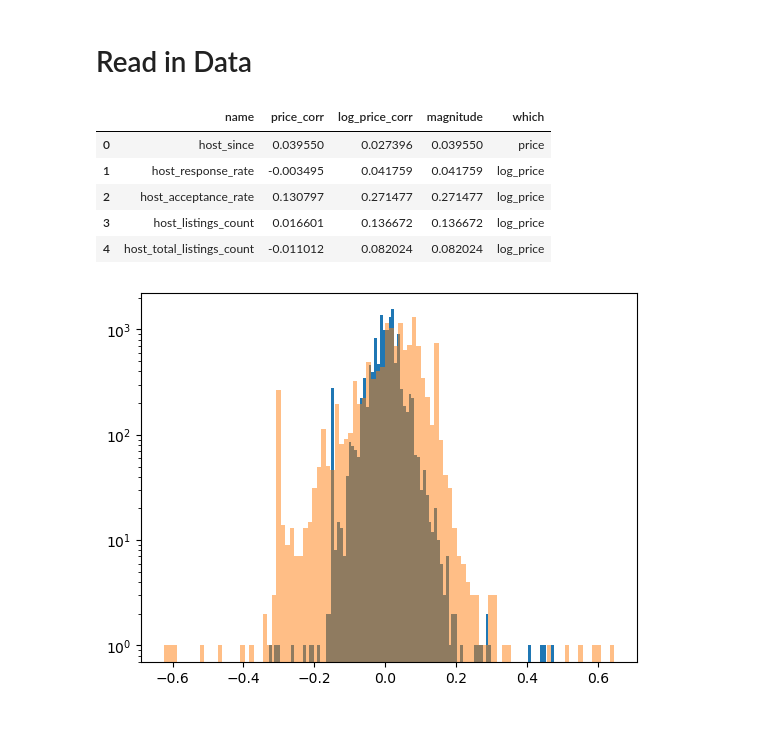
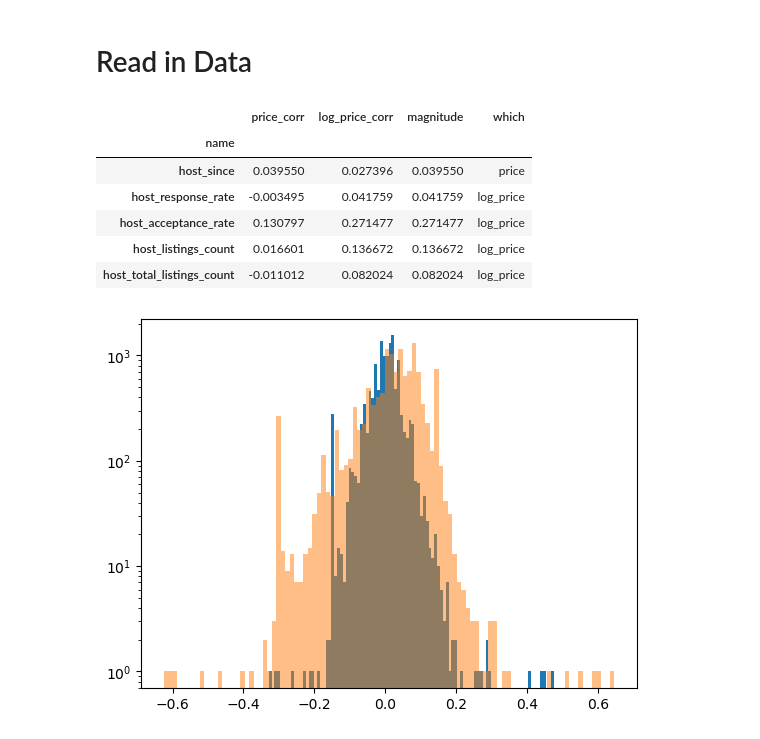
Before and after one commit to drossDS/Air_BnB_Fair_Pricing, a Jupyter notebook: code/5-pre-modeling.ipynb, the cells around one changed output. Drawn from its saved outputs; the diff is of its cells as text; code cells hidden in the pictures.

```diff
--- a/code/5-pre-modeling.ipynb
+++ b/code/5-pre-modeling.ipynb
@@ -35,42 +35,45 @@ corr_dict = {'name': [], 'price_corr':[], 'log_price_corr': [], 'magnitude': [],
 # Get a list of all the columns to iterate through, remvoe price and log_price
 col_list = list(lstn.columns)
 col_list.remove('price')
 col_list.remove('log_price')
 
 # This loop creates data for each column
 for col in col_list:
 
     # Find correlations to price and log_price
     p_corr = np.corrcoef(lstn[col], lstn['price'])[0][1]
     lp_corr = np.corrcoef(lstn[col], lstn['log_price'])[0][1]
 
     # Repor the higher magnitude value
     mag = max(abs(p_corr), abs(lp_corr))
 
     # Append the above data to the dictionary
     corr_dict['name'].append(col)
     corr_dict['price_corr'].append(p_corr)
     corr_dict['log_price_corr'].append(lp_corr)
     corr_dict['magnitude'].append(mag)
 
     # The if statement below will print which correaltion is stronger
     if abs(p_corr) > abs(lp_corr):
         corr_dict['which'].append('price')
 
     else:
         corr_dict['which'].append('log_price')
 
 # Create a dataframe from the dictionary
 corr_df = pd.DataFrame(corr_dict)
+
+# Set the index to be the column names collected as there is no need for a numerical index
+corr_df.set_index('name', inplace=True)
+corr_df.head()
+# %% [output]
+|  | price_corr | log_price_corr | magnitude | which |
+| name |  |  |  |  |
+| host_since | 0.039550 | 0.027396 | 0.039550 | price |
+| host_response_rate | -0.003495 | 0.041759 | 0.041759 | log_price |
+| host_acceptance_rate | 0.130797 | 0.271477 | 0.271477 | log_price |
+| host_listings_count | 0.016601 | 0.136672 | 0.136672 | log_price |
+| host_total_listings_count | -0.011012 | 0.082024 | 0.082024 | log_price |
-# %%
-corr_df.head()
-# %% [output]
-|  | name | price_corr | log_price_corr | magnitude | which |
-| 0 | host_since | 0.039550 | 0.027396 | 0.039550 | price |
-| 1 | host_response_rate | -0.003495 | 0.041759 | 0.041759 | log_price |
-| 2 | host_acceptance_rate | 0.130797 | 0.271477 | 0.271477 | log_price |
-| 3 | host_listings_count | 0.016601 | 0.136672 | 0.136672 | log_price |
-| 4 | host_total_listings_count | -0.011012 | 0.082024 | 0.082024 | log_price |
 # %%
 # Plot an overlapping histogram of the correlation distributions
 plt.hist(corr_df.price_corr, bins = 100)
```
Also changed, not shown: parts of 4 cells of this notebook.
